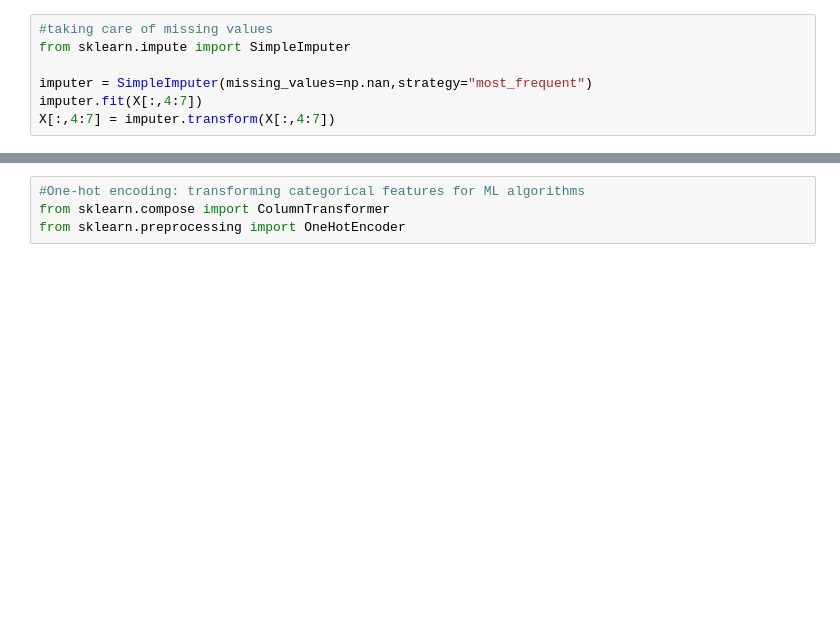
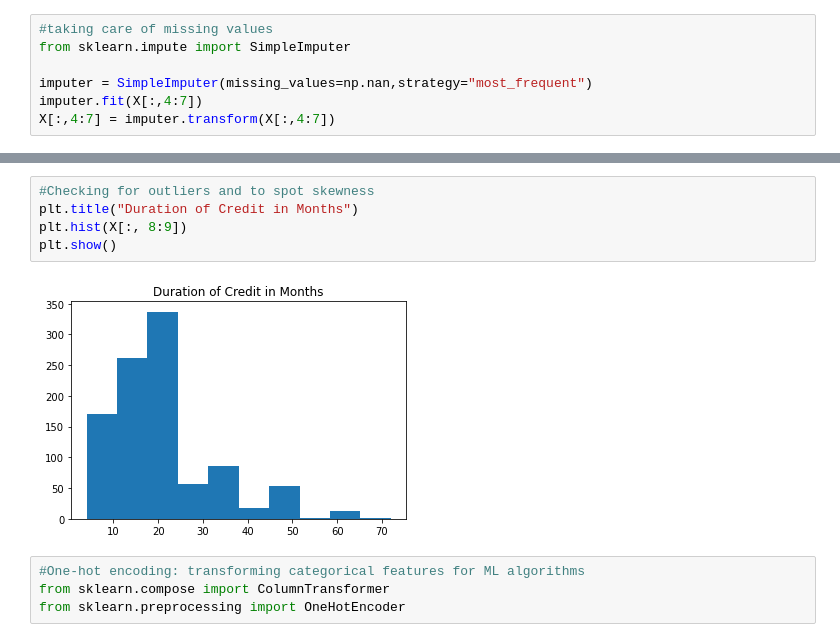
Before and after one commit to DavorTW/credit-risk-analysis, a Jupyter notebook: credit_risk_analysis.ipynb, the cells around one changed output, grey strips where cells are left out. Drawn from its saved outputs; the diff is of its cells as text; blank space fills up the shorter version.

```diff
--- a/credit_risk_analysis.ipynb
+++ b/credit_risk_analysis.ipynb
@@ -50,3 +106,10 @@ print(X[:11, 4:7])
+# %%
+#Checking for outliers and to spot skewness
+plt.title("Duration of Credit in Months")
+plt.hist(X[:, 8:9])
+plt.show()
+# %% [output]
+[figure, added]
 # %%
 #One-hot encoding: transforming categorical features for ML algorithms
 from sklearn.compose import ColumnTransformer
```
Also changed, not shown: parts of 6 cells of this notebook.
